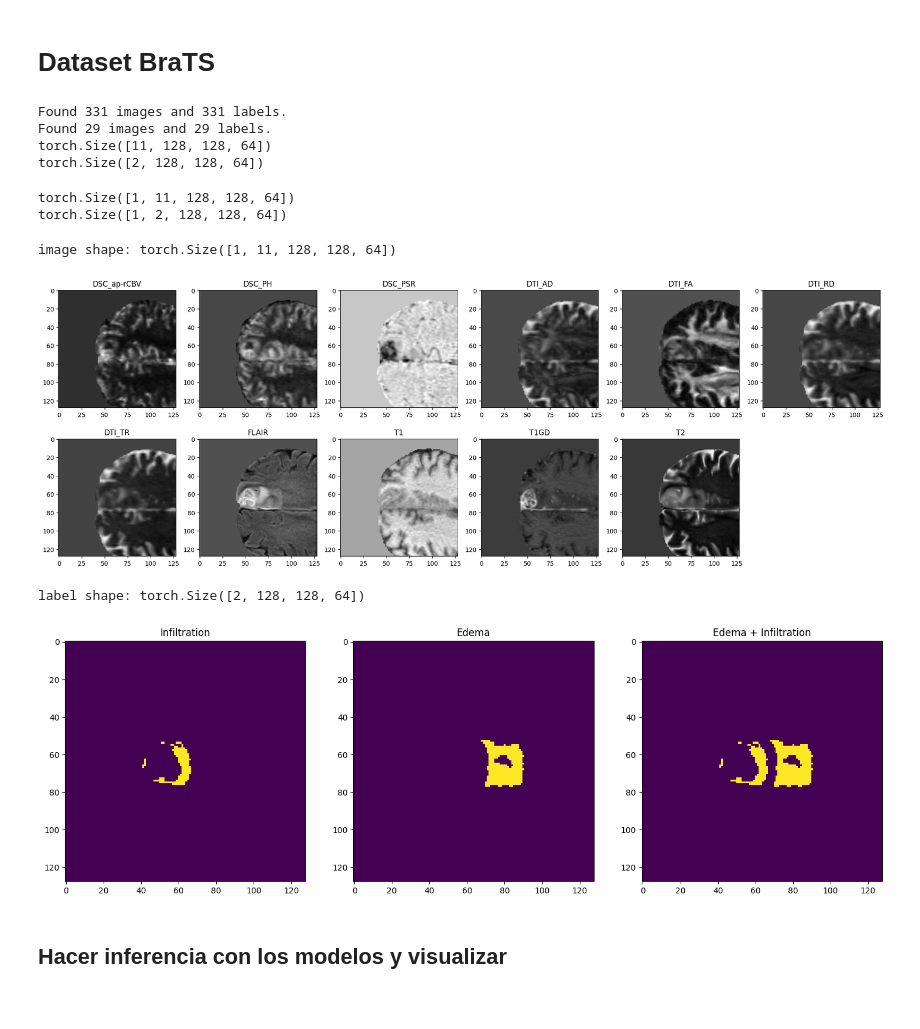
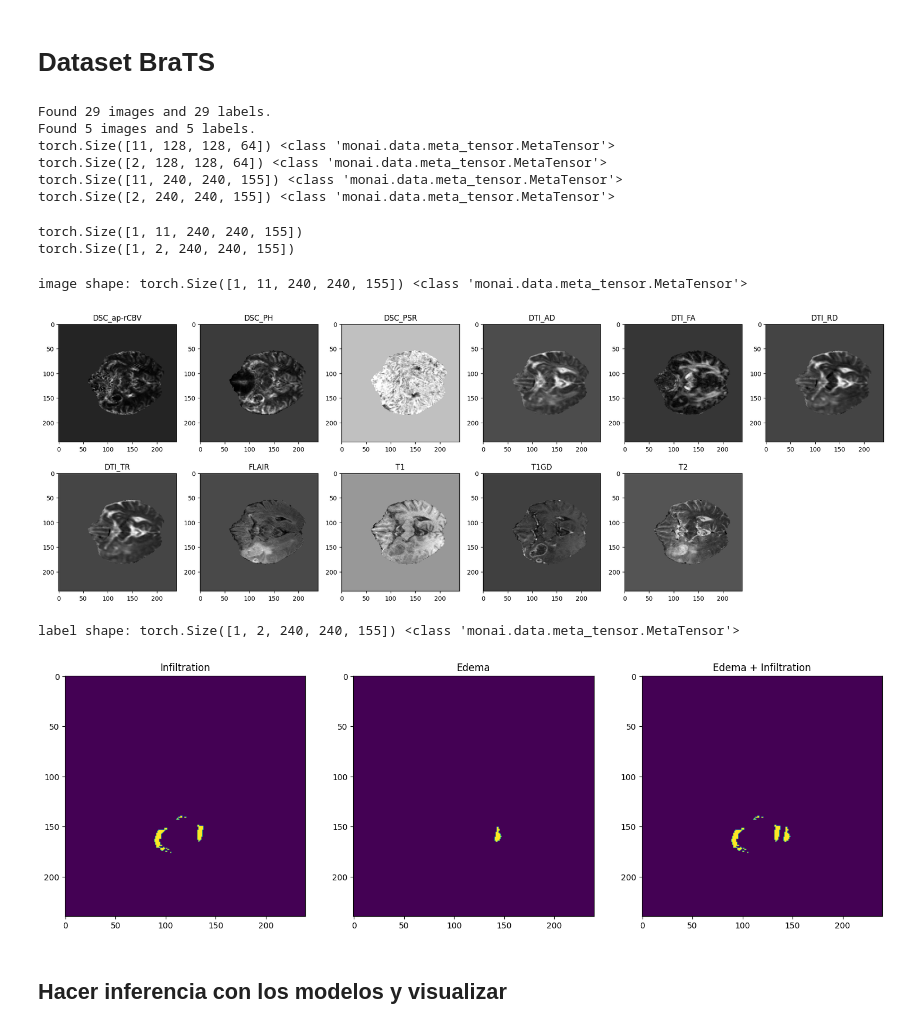
Before and after one commit to GBM-images-research/Swin_transformer_UPennGBM, a Jupyter notebook: ver_transformaciones.ipynb, the cells around one changed output. Drawn from its saved outputs; the diff is of its cells as text; code cells hidden in the pictures.

```diff
--- a/ver_transformaciones.ipynb
+++ b/ver_transformaciones.ipynb
@@ -248,74 +346,76 @@ val_transform = transforms.Compose(
     ]
 )
 # %%
-dataset_path='./Dataset/Dataset_331_30_casos/'
+dataset_path='./Dataset/Dataset_29_casos/'
 #dataset_path='./Dataset/Dataset_10_1_casos'
 
 train_set=CustomDataset(dataset_path, section="train",transform=train_transform) # t_transform
-train_loader = DataLoader(train_set, batch_size=1, shuffle=True, num_workers=4, pin_memory=True)
+train_loader = DataLoader(train_set, batch_size=1, shuffle=True, num_workers=4, pin_memory=False)
 
-# im_t=train_set[35]
-# print(im_t['image'].shape)
-# print(im_t['label'].shape)
-
+im_t=train_set[0]
 
 val_set=CustomDataset(dataset_path, section="valid", transform=val_transform) # v_transform
-val_loader = DataLoader(val_set, batch_size=1, shuffle=False, num_workers=4, pin_memory=True)
+val_loader = DataLoader(val_set, batch_size=1, shuffle=False, num_workers=4, pin_memory=False)
 
-im_v=train_set[0]
-print(im_v['image'].shape)
-print(im_v['label'].shape)
+im_v=val_set[0]
+
+print(im_t['image'].shape, type(im_t['image']))
+print(im_t['label'].shape, type(im_t['label']))
+print(im_v['image'].shape, type(im_v['image']))
+print(im_v['label'].shape, type(im_v['label']))
 # %% [output]
-Found 331 images and 331 labels.
 Found 29 images and 29 labels.
-torch.Size([11, 128, 128, 64])
-torch.Size([2, 128, 128, 64])
+Found 5 images and 5 labels.
+torch.Size([11, 128, 128, 64]) <class 'monai.data.meta_tensor.MetaTensor'>
+torch.Size([2, 128, 128, 64]) <class 'monai.data.meta_tensor.MetaTensor'>
+torch.Size([11, 240, 240, 155]) <class 'monai.data.meta_tensor.MetaTensor'>
+torch.Size([2, 240, 240, 155]) <class 'monai.data.meta_tensor.MetaTensor'>
 # %%
-for idx, batch_data in enumerate(train_loader):
-    if idx == 6:  # Cambia 0 al índice del batch deseado
+for idx, batch_data in enumerate(val_loader):
+    if idx == 1:  # Cambia 0 al índice del batch deseado
         val_data_example=batch_data
         data, target = batch_data["image"], batch_data["label"]
         print(data.shape)
         print(target.shape)
         break
 # %% [output]
-torch.Size([1, 11, 128, 128, 64])
-torch.Size([1, 2, 128, 128, 64])
+torch.Size([1, 11, 240, 240, 155])
+torch.Size([1, 2, 240, 240, 155])
 # %%
 # pick one image from DecathlonDataset to visualize and check the 4 channels
 # N_ROI -> hatsa 0.5cm alrededor del TC
 # F_ROI -> entre 1 y 4 cm alrededor del TC
 nombres=["DSC_ap-rCBV","DSC_PH", "DSC_PSR", "DTI_AD", "DTI_FA", "DTI_RD", "DTI_TR", "FLAIR", "T1", "T1GD", "T2",]
 #val_data_example = train_set[60]
-sl=32 #70 32
-print(f"image shape: {val_data_example['image'].shape}")
+sl=60 #70 32
+print(f"image shape: {val_data_example['image'].shape}", type(val_data_example['image']))
 plt.figure("image", (24, 8))
 for i in range(11):
     plt.subplot(2, 6, i + 1)
     plt.title(nombres[i])
     plt.imshow(val_data_example["image"][0][i, :, :, sl].cpu(), cmap="gray") # .detach()
 plt.show()
 # also visualize the 3 channels label corresponding to this image
-print(f"label shape: {val_data_example['label'][0].shape}")
+print(f"label shape: {val_data_example['label'].shape}", type(val_data_example['label']))
 plt.figure("label", (18, 6))
 # my_title=['N_ROI (0-5mm)', 'F_ROI (+10mm)', 'N_ROI + F_ROI']
 my_title=['Infiltration', 'Edema', 'Edema + Infiltration']
 for i in range(3):
     plt.subplot(1, 3, i + 1)
     plt.title(f"{my_title[i]}")
     if i<2:
         plt.imshow(val_data_example["label"][0][i, :, :, sl].cpu()) # .detach()
     else:
         #plt.imshow(val_data_example["label"][i, :, :, sl].detach().cpu())
         im_show=torch.from_numpy(np.logical_or(val_data_example["label"][0][0, :, :, sl], val_data_example["label"][0][1, :, :, sl])) # torch.from_numpy
         plt.imshow((im_show).cpu()) # .detach()
 
 plt.show()
 # %% [output]
-image shape: torch.Size([1, 11, 128, 128, 64])
+image shape: torch.Size([1, 11, 240, 240, 155]) <class 'monai.data.meta_tensor.MetaTensor'>
-[figure, old version]
+[figure, new version]
-label shape: torch.Size([2, 128, 128, 64])
+label shape: torch.Size([1, 2, 240, 240, 155]) <class 'monai.data.meta_tensor.MetaTensor'>
-[figure, old version]
+[figure, new version]
 # %% [markdown]
 ## Hacer inferencia con los modelos y visualizar
 # %%
```
Also changed, not shown: parts of 7 cells of this notebook, 3 other files.
